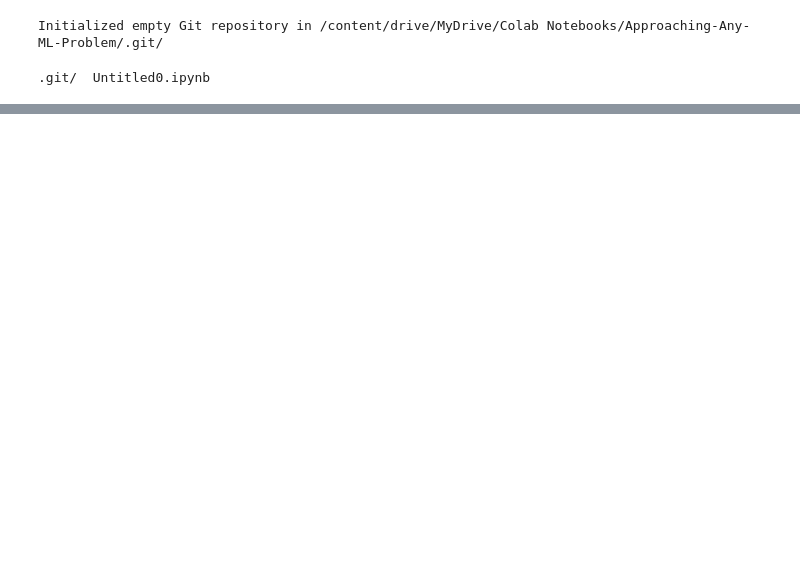
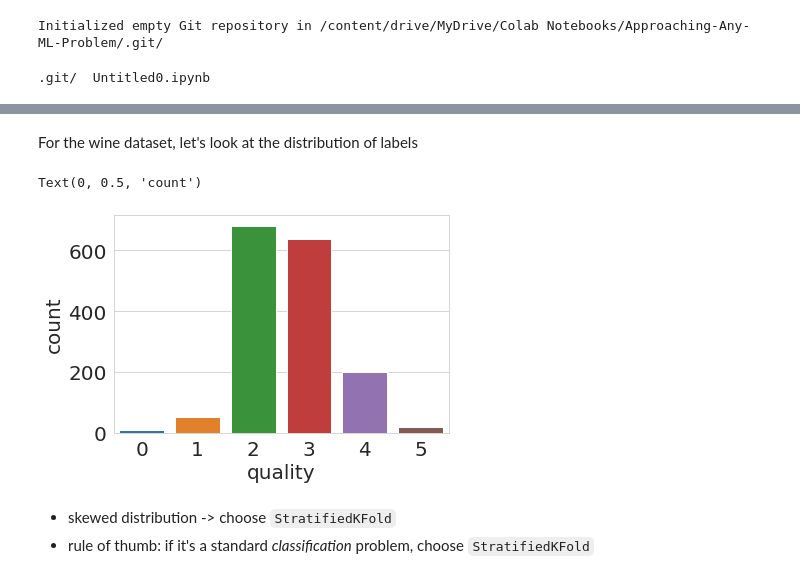
Before and after one commit to indrikwijaya/Approaching-Any-ML-Problem, a Jupyter notebook: 1. CV.ipynb, the cells around one changed output, grey strips where cells are left out. Saved outputs shown, nothing was run; the diff lists cells and outputs as text; code cells hidden in the pictures; blank space fills up the shorter version.

```diff
--- a/1. CV.ipynb
+++ b/1. CV.ipynb
@@ -35,0 +307,17 @@ nothing added to commit but untracked files present (use "git add" to track)
+# %%
+from sklearn.model_selection import KFold
+# Kfold
+if __name__ == "__main__":
+  # Training data is in a CSV file called train.csv
+  df = pd.read_csv("train.csv")
+  # we create a new column called kfold and fill it with -1
+  df["kfold"] = -1
+  # the next step is to randomize the rows of the data
+  df = df.sample(frac=1).reset_index(drop=True)
+  # initiate the kfold class from model_selection module
+  kf = KFold(n_splits=5)
+  # fill the new kfold column
+  for fold, (trn_, val_) in enumerate(kf.split(X=df)):
+    df.loc[val_, 'kfold'] = fold
+  # save the new csv with kfold column
+  df.to_csv("train_folds.csv", index=False)
@@ -35,0 +330,30 @@ nothing added to commit but untracked files present (use "git add" to track)
+# %%
+from sklearn.model_selection import StratifiedKFold
+if __name__ == "__main__":
+  # Training data is in a csv file called train.csv
+  df = pd.read_csv("train.csv")
+  # we create a new column called kfold and fill it with -1
+  df["kfold"] = -1
+  # the next step is to randomize the rows of the data
+  df = df.sample(frac=1).reset_index(drop=True)
+  # fetch targets
+  y = df.target.values
+  # initiate the kfold class from model_selection module
+  kf = StratifiedKFold(n_splits=5)
+  # fill the new kfold column
+  for f, (t_, v_) in enumerate(kf.split(X=df, y=y)):
+    df.loc[v_, 'kfold'] = f
+  # save the new csv with kfold column
+  df.to_csv("train_folds.csv", index=False)
+# %% [markdown]
+For the wine dataset, let's look at the distribution of labels
+# %%
+b = sns.countplot(x='quality', data=df)
+b.set_xlabel('quality', fontsize=20)
+b.set_ylabel('count', fontsize=20)
+# %% [output]
+Text(0, 0.5, 'count')
+[figure, added]
+# %% [markdown]
+- skewed distribution -> choose `StratifiedKFold`
+- rule of thumb: if it's a standard *classification* problem, choose `StratifiedKFold`
```
Also changed, not shown: parts of 38 cells of this notebook.
